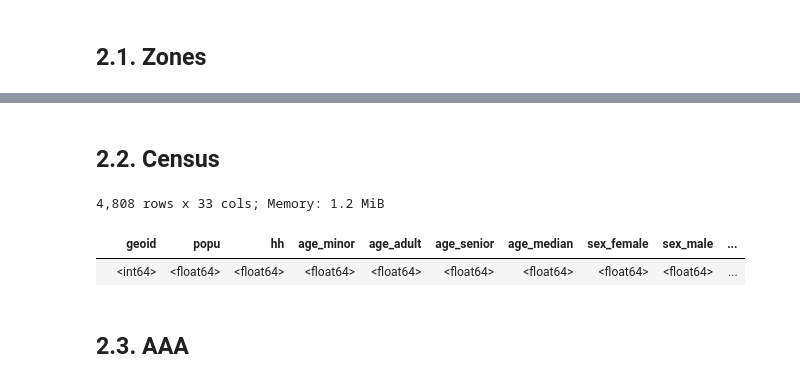
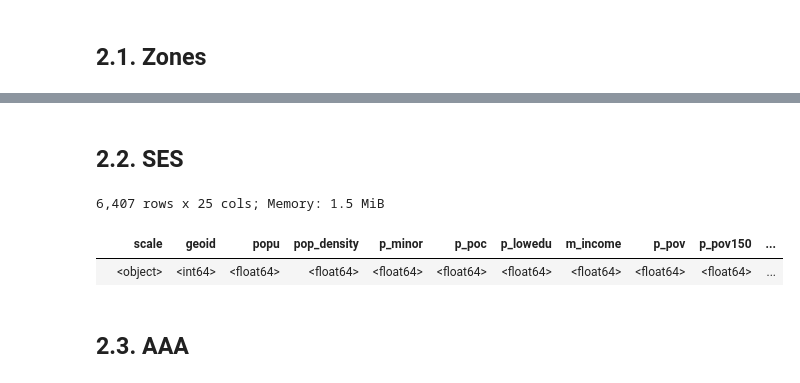
Before and after one commit to rvanxer/spr_4711, a Jupyter notebook: code/_aaa_vs_lodes.ipynb, the cells around one changed output, grey strips where cells are left out. Cells and saved outputs as stored; diff of their text form; code cells hidden in the pictures.

```diff
--- a/code/_aaa_vs_lodes.ipynb
+++ b/code/_aaa_vs_lodes.ipynb
@@ -21,11 +21,11 @@ zones = gpd.read_parquet('../data/zones/zones2010.parquet').to_crs(CRS_M).disp()
 # %% [markdown]
-## 2.2. Census
+## 2.2. SES
 # %%
-acs = pd.read_csv('../data/acs/acs_2013.csv').disp(0)
+ses = pd.read_csv('../data/acs/acs2019.csv').disp(0)
 # %% [output]
-4,808 rows x 33 cols; Memory: 1.2 MiB
+6,407 rows x 25 cols; Memory: 1.5 MiB
-|  | geoid | popu | hh | age_minor | age_adult | age_senior | age_median | sex_female | sex_male | ... |
-|  | <int64> | <float64> | <float64> | <float64> | <float64> | <float64> | <float64> | <float64> | <float64> | ... |
+|  | scale | geoid | popu | pop_density | p_minor | p_poc | p_lowedu | m_income | p_pov | p_pov150 | ... |
+|  | <object> | <int64> | <float64> | <float64> | <float64> | <float64> | <float64> | <float64> | <float64> | <float64> | ... |
 # %% [markdown]
 ## 2.3. AAA
 # %%
```
Also changed, not shown: parts of 3 cells of this notebook, 12 other files.
